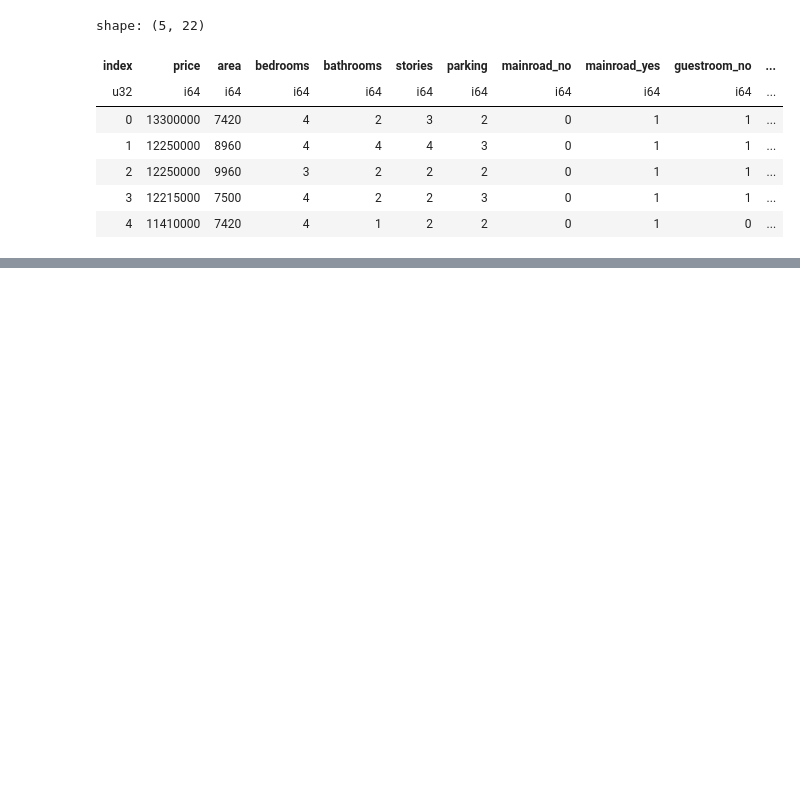
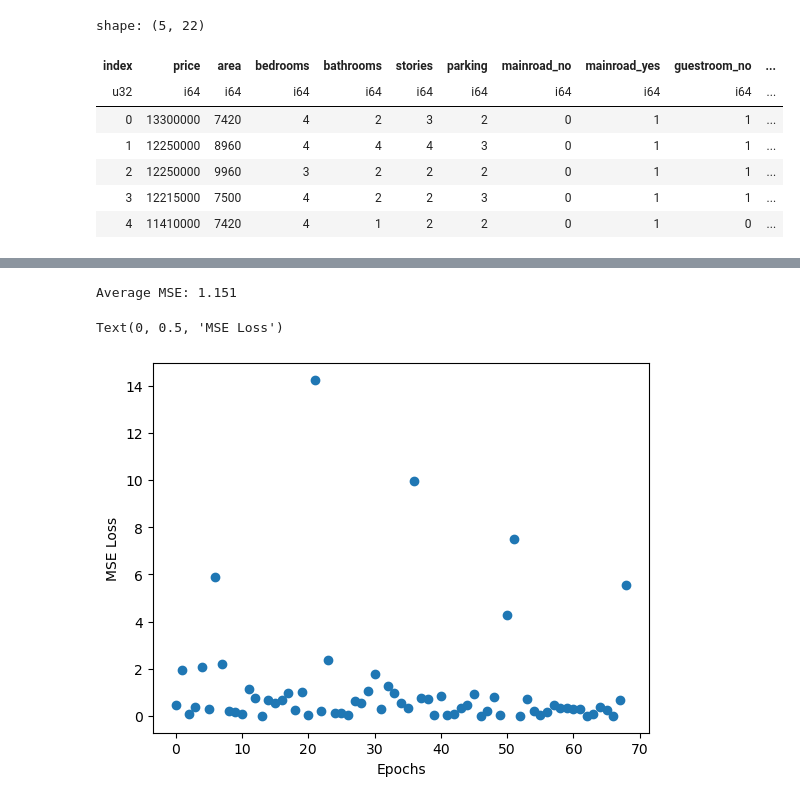
Before and after one commit to joanne-ev/personal-projects, a Jupyter notebook: house-prices-prediction/house-price-prediction.ipynb, the cells around one changed output, grey strips where cells are left out. Drawn from its saved outputs; the diff is of its cells as text; code cells hidden in the pictures; blank space fills up the shorter version.

Commit message:
Updated PyTorch linear regression

```diff
--- a/house-prices-prediction/house-price-prediction.ipynb
+++ b/house-prices-prediction/house-price-prediction.ipynb
@@ -413,0 +372,36 @@ The best parameters: {'batch_size': 16, 'lr': 0.01, 'weight_decay': 0.01} with t
+# %%
+def testing_process(model, loss_criterion, test_batches):
+    with torch.no_grad():
+        total_test_loss = []
+
+        for x_test_batch, y_test_batch in test_batches:
+            x_test_batch = x_test_batch.to(device) # Move validation data to the device
+            y_test_batch = y_test_batch.to(device) # Move validation data to the device
+
+            model.eval()
+
+            y_hat = model(x_test_batch)
+            test_loss = loss_criterion(y_hat, y_test_batch).item()
+            total_test_loss.append(test_loss)
+
+    return total_test_loss
+# %%
+model = LinearModel(input_size=X.shape[1], output_size=1)
+test_mse_loss = nn.MSELoss(reduction="mean")
+testing_data = TensorDataset(X_test_tensor, Y_test_tensor)
+test_batch_tuning = DataLoader(dataset=testing_data, batch_size=best_params['batch_size'], shuffle=True)
+test_optimiser = optim.SGD(model.parameters(), lr=best_params['lr'], weight_decay=best_params['weight_decay'])
+
+total_test_loss = testing_process(model=model, loss_criterion=mse_loss, test_batches=testing_data)
+print(f"Average MSE: {np.mean(total_test_loss):.3f}")
+# %% [output]
+Average MSE: 1.151
+# %%
+fig, ax = plt.subplots()
+
+ax.scatter(np.arange(len(X_test_tensor)), total_test_loss)
+ax.set_xlabel("Epochs")
+ax.set_ylabel("MSE Loss")
+# %% [output]
+Text(0, 0.5, 'MSE Loss')
+[figure, added]
```
Also changed, not shown: parts of 8 cells of this notebook.
